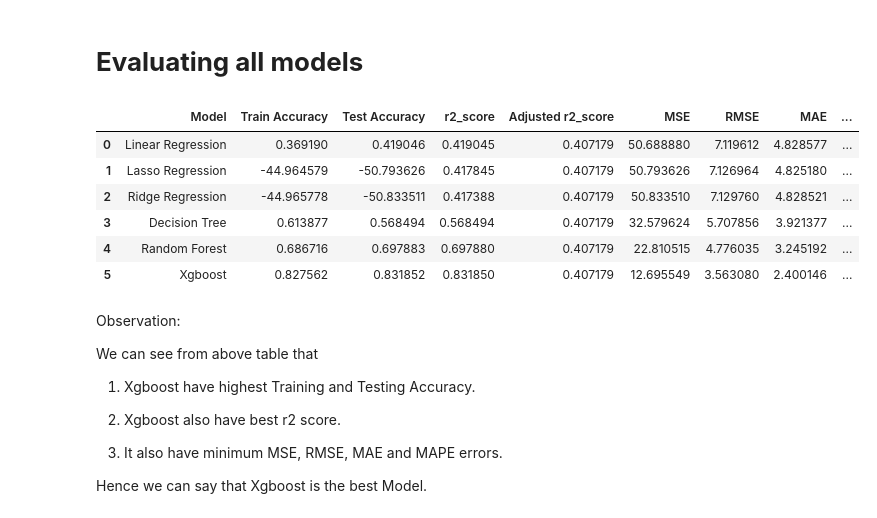
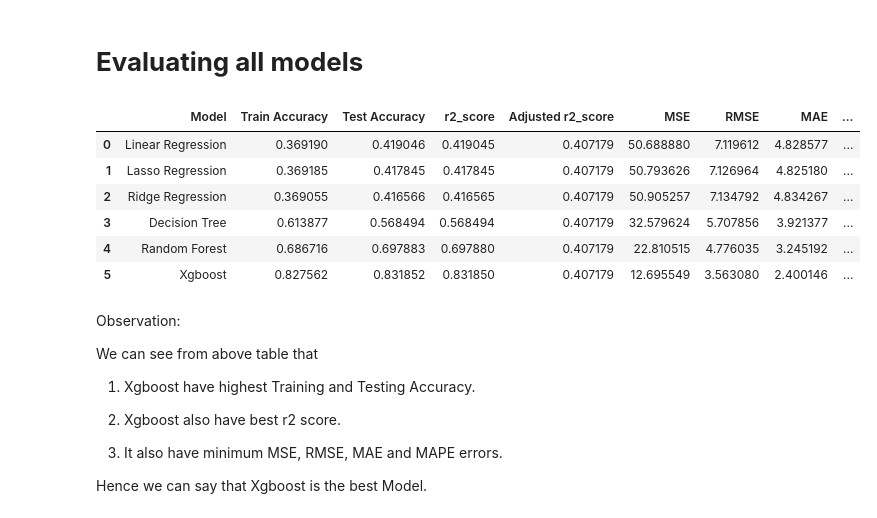
Before and after one commit to Shreya-data/Transport-Demand-Prediction, a Jupyter notebook: Transport_Demand_Prediction.ipynb, the cells around one changed output. Drawn from its saved outputs; the diff is of its cells as text; code cells hidden in the pictures.

```diff
--- a/Transport_Demand_Prediction.ipynb
+++ b/Transport_Demand_Prediction.ipynb
@@ -923,7 +923,7 @@ from sklearn.model_selection import GridSearchCV
 ### Cross validation and hyperparameter tuning
 lasso = Lasso()
 parameters = {'alpha': [1e-15,1e-13,1e-10,1e-8,1e-5,1e-4,1e-3,1e-2,1e-1,1,5,10,20,30,40,45,50,55,60,100]}
-lasso_regressor = GridSearchCV(lasso, parameters, scoring='neg_mean_squared_error', cv=3)
+lasso_regressor = GridSearchCV(lasso, parameters, cv=3)
 lasso_regressor.fit(X_train1, y_train1)
 # %% [output]
 GridSearchCV(cv=3, estimator=Lasso(),
@@ -1008,7 +1003,7 @@ MAPE is 147.11364293580897
 # Cross validation and Hyperprarameter tuning
 ridge = Ridge()
 parameters = {'alpha': [1e-15,1e-10,1e-8,1e-5,1e-4,1e-3,1e-2,1,2,3,4,5,10,20,30,40,45,50,55,60,100]}
-ridge_regressor = GridSearchCV(ridge, parameters, scoring='neg_mean_squared_error', cv=3)
+ridge_regressor = GridSearchCV(ridge, parameters, cv=3)
 ridge_regressor.fit(X_train1,y_train1)
 # %% [output]
 GridSearchCV(cv=3, estimator=Ridge(),
@@ -1450,17 +1443,17 @@ Test_Accuracy = [test_model_lr,test_model_lrh, test_model_rrh,test_model_tr, tes
 # %%
 #creating dataframe for all classifiers using dictionary
 pd.DataFrame({"Model":Model,"Train Accuracy":Train_Accuracy,'Test Accuracy': Test_Accuracy,
-'r2_score':[0.419045,0.417845,0.417388,0.568494,0.69788,0.83185],
+'r2_score':[0.419045,0.417845,0.416565,0.568494,0.69788,0.83185],
 'Adjusted r2_score':[0.407179,0.407179,0.407179,0.407179,0.407179,0.407179],
-'MSE':[50.68888,50.793626,50.83351,32.579624,22.810515,12.695549],
-'RMSE':[7.119612,7.126964,7.12976,5.707856,4.776035,3.56308],
-'MAE':[4.828577,4.82518,4.828521,3.921377,3.245192,2.400146],
-'MAPE':[147.373275,147.495107,147.726064,138.16229,112.751165,76.920703]})
+'MSE':[50.68888,50.793626,50.905257,32.579624,22.810515,12.695549],
+'RMSE':[7.119612,7.126964,7.134792,5.707856,4.776035,3.56308],
+'MAE':[4.828577,4.82518,4.834267,3.921377,3.245192,2.400146],
+'MAPE':[147.373275,147.495107,148.138247,138.16229,112.751165,76.920703]})
 # %% [output]
 |  | Model | Train Accuracy | Test Accuracy | r2_score | Adjusted r2_score | MSE | RMSE | MAE | ... |
 | 0 | Linear Regression | 0.369190 | 0.419046 | 0.419045 | 0.407179 | 50.688880 | 7.119612 | 4.828577 | ... |
-| 1 | Lasso Regression | -44.964579 | -50.793626 | 0.417845 | 0.407179 | 50.793626 | 7.126964 | 4.825180 | ... |
-| 2 | Ridge Regression | -44.965778 | -50.833511 | 0.417388 | 0.407179 | 50.833510 | 7.129760 | 4.828521 | ... |
+| 1 | Lasso Regression | 0.369185 | 0.417845 | 0.417845 | 0.407179 | 50.793626 | 7.126964 | 4.825180 | ... |
+| 2 | Ridge Regression | 0.369055 | 0.416566 | 0.416565 | 0.407179 | 50.905257 | 7.134792 | 4.834267 | ... |
 | 3 | Decision Tree | 0.613877 | 0.568494 | 0.568494 | 0.407179 | 32.579624 | 5.707856 | 3.921377 | ... |
 | 4 | Random Forest | 0.686716 | 0.697883 | 0.697880 | 0.407179 | 22.810515 | 4.776035 | 3.245192 | ... |
 | 5 | Xgboost | 0.827562 | 0.831852 | 0.831850 | 0.407179 | 12.695549 | 3.563080 | 2.400146 | ... |
```
Also changed, not shown: parts of 12 cells of this notebook.
